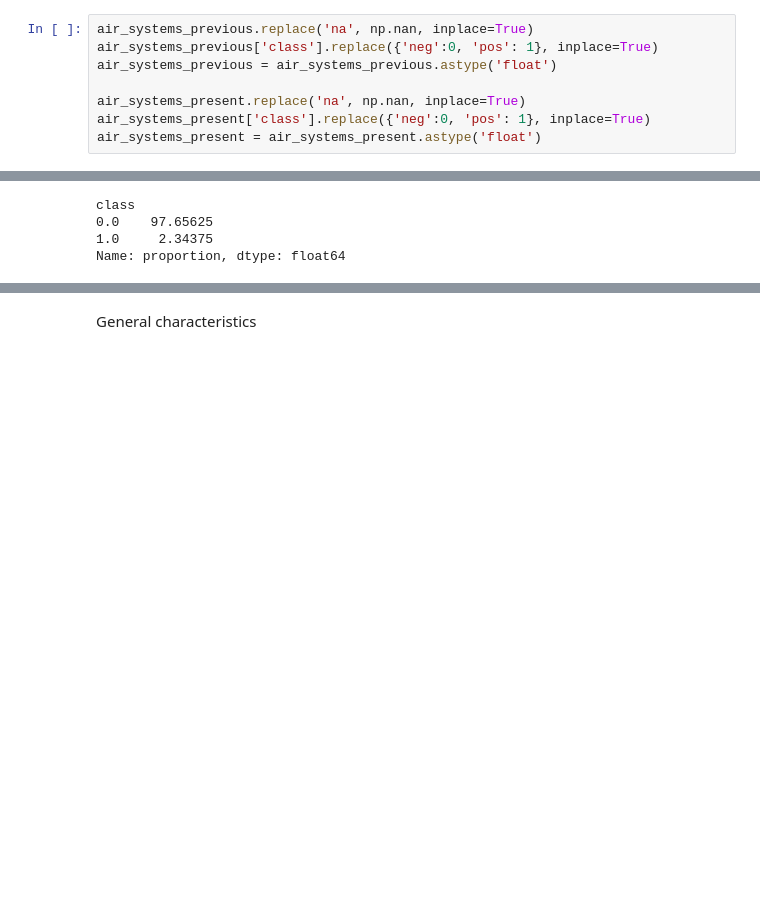
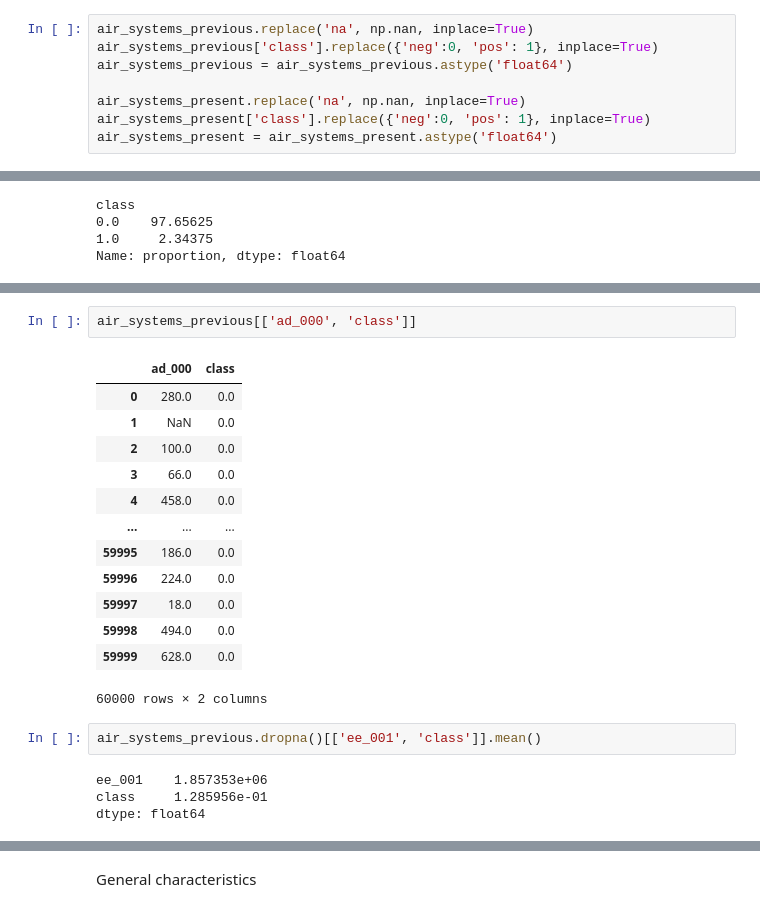
Before and after one commit to MatheusVazManzke/bix-intelligence-challenge, a Jupyter notebook: notebooks/exploration/0.0-mvm-data-exploration.ipynb, the cells around one changed output, grey strips where cells are left out. Saved outputs shown, nothing was run; the diff lists cells and outputs as text; blank space fills up the shorter version.

```diff
--- a/notebooks/exploration/0.0-mvm-data-exploration.ipynb
+++ b/notebooks/exploration/0.0-mvm-data-exploration.ipynb
@@ -86,11 +72,11 @@ Name: ee_003, Length: 60000, dtype: object
 # %%
 air_systems_previous.replace('na', np.nan, inplace=True)
 air_systems_previous['class'].replace({'neg':0, 'pos': 1}, inplace=True)
-air_systems_previous = air_systems_previous.astype('float')
+air_systems_previous = air_systems_previous.astype('float64')
 
 air_systems_present.replace('na', np.nan, inplace=True)
 air_systems_present['class'].replace({'neg':0, 'pos': 1}, inplace=True)
-air_systems_present = air_systems_present.astype('float')
+air_systems_present = air_systems_present.astype('float64')
 # %% [output]
 The behavior will change in pandas 3.0. This inplace method will never work because the intermediate object on which we are setting values always behaves as a copy.
 
@@ -145,0 +112,22 @@ Name: class, Length: 60000, dtype: object
+# %%
+air_systems_previous[['ad_000', 'class']]
+# %% [output]
+|  | ad_000 | class |
+| 0 | 280.0 | 0.0 |
+| 1 | NaN | 0.0 |
+| 2 | 100.0 | 0.0 |
+| 3 | 66.0 | 0.0 |
+| 4 | 458.0 | 0.0 |
+| ... | ... | ... |
+| 59995 | 186.0 | 0.0 |
+| 59996 | 224.0 | 0.0 |
+| 59997 | 18.0 | 0.0 |
+| 59998 | 494.0 | 0.0 |
+| 59999 | 628.0 | 0.0 |
+60000 rows × 2 columns
+# %%
+air_systems_previous.dropna()[['ee_001', 'class']].mean()
+# %% [output]
+ee_001    1.857353e+06
+class     1.285956e-01
+dtype: float64
```
Also changed, not shown: parts of 11 cells of this notebook.
